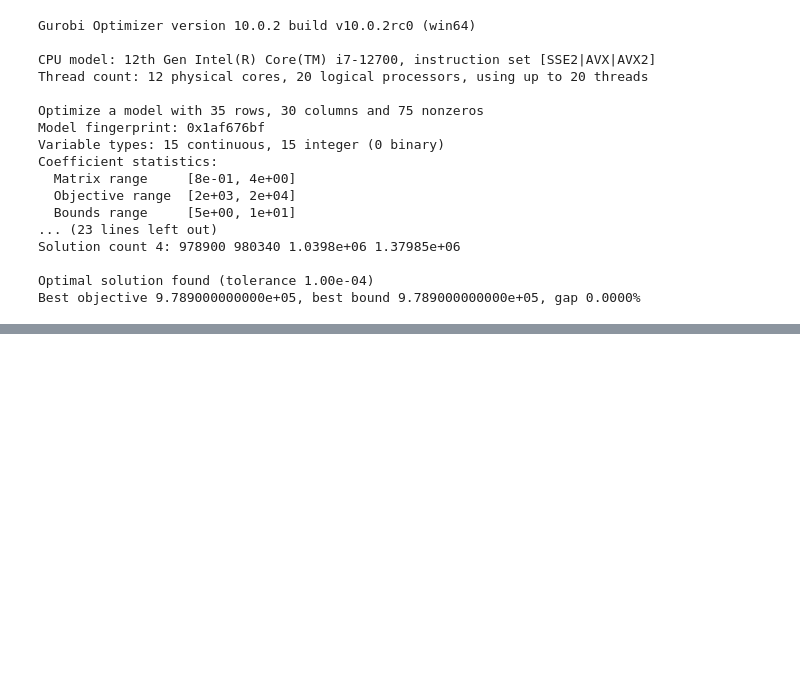
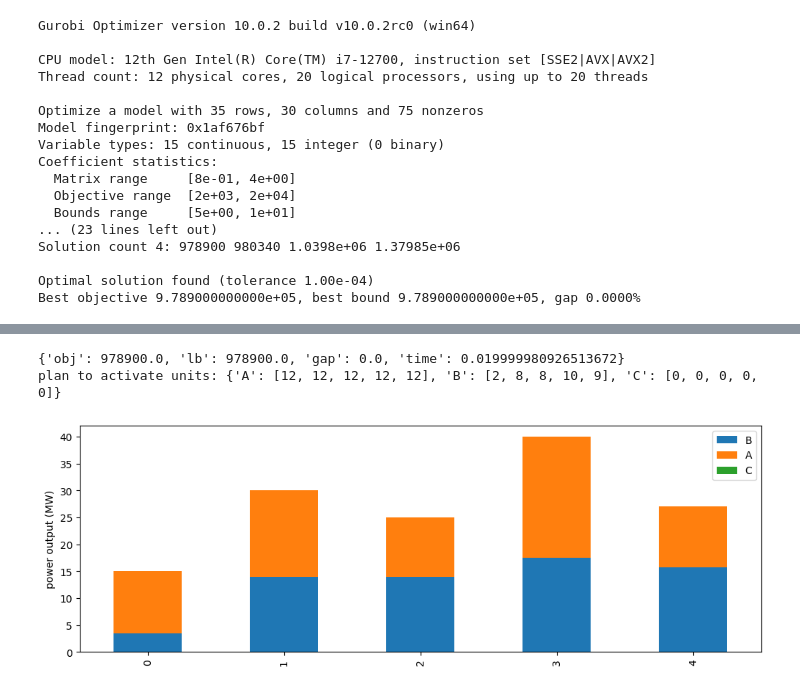
Before and after one commit to Guix266/linear-programming-power-plant-optim, a Jupyter notebook: TP_planification_production_part2.ipynb, the cells around one changed output, grey strips where cells are left out. Saved outputs shown, nothing was run; the diff lists cells and outputs as text; code cells hidden in the pictures; blank space fills up the shorter version.

```diff
--- a/TP_planification_production_part2.ipynb
+++ b/TP_planification_production_part2.ipynb
@@ -170,0 +203,22 @@ Best objective 1.045600000000e+06, best bound 1.045600000000e+06, gap 0.0000%
+# %%
+# solution characteristics
+result = {'obj': m.objVal, 'lb': m.objBound,  'gap': m.mipGap, 'time': m.runtime}
+print(result)
+
+# optimal plan
+ndict = {t: [int(v.x) for v in X.select('*', t)] for t in Centrales}
+print(f"plan to activate units: {ndict}")
+
+orderedgen = sorted(Centrales, key=lambda x: cvar[x])
+pdict = {t: [v.x for v in Y.select('*', t)] for t in orderedgen}
+powerdf = pd.DataFrame(data=pdict)
+
+fig, axs = plt.subplots(figsize=(12, 4))
+powerdf.plot.bar(stacked=True, ax=axs)
+axs.set_ylabel("power output (MW)")
+fig.savefig("powergen_2_2.png")
+plt.show()
+# %% [output]
+{'obj': 978900.0, 'lb': 978900.0, 'gap': 0.0, 'time': 0.019999980926513672}
+plan to activate units: {'A': [12, 12, 12, 12, 12], 'B': [2, 8, 8, 10, 9], 'C': [0, 0, 0, 0, 0]}
+[figure, added]
```
Also changed, not shown: parts of 14 cells of this notebook, 4 other files.
